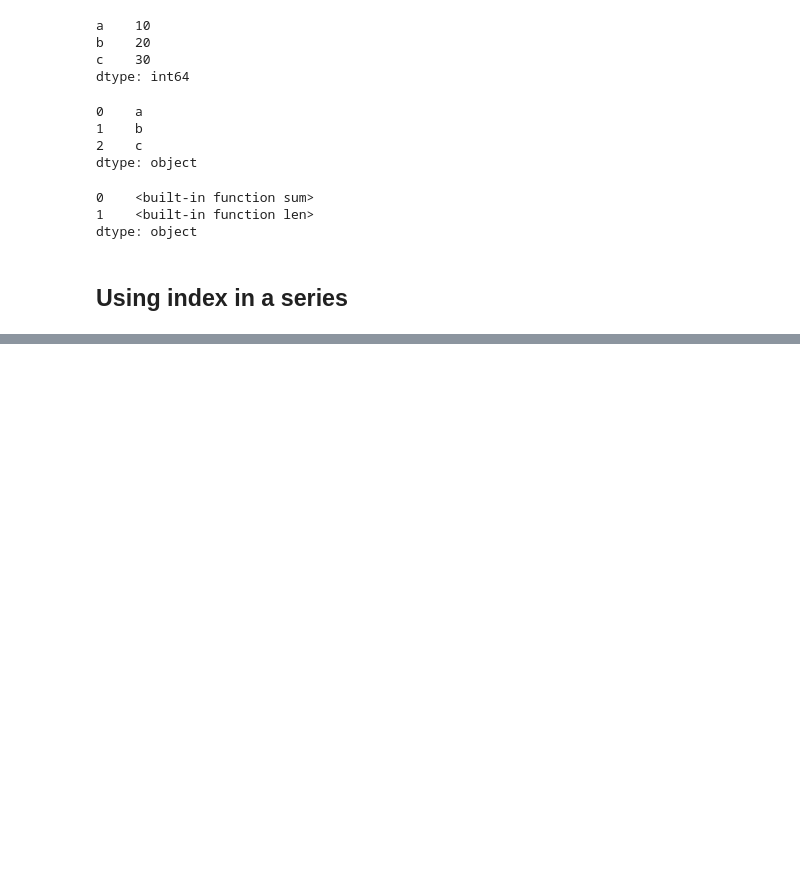
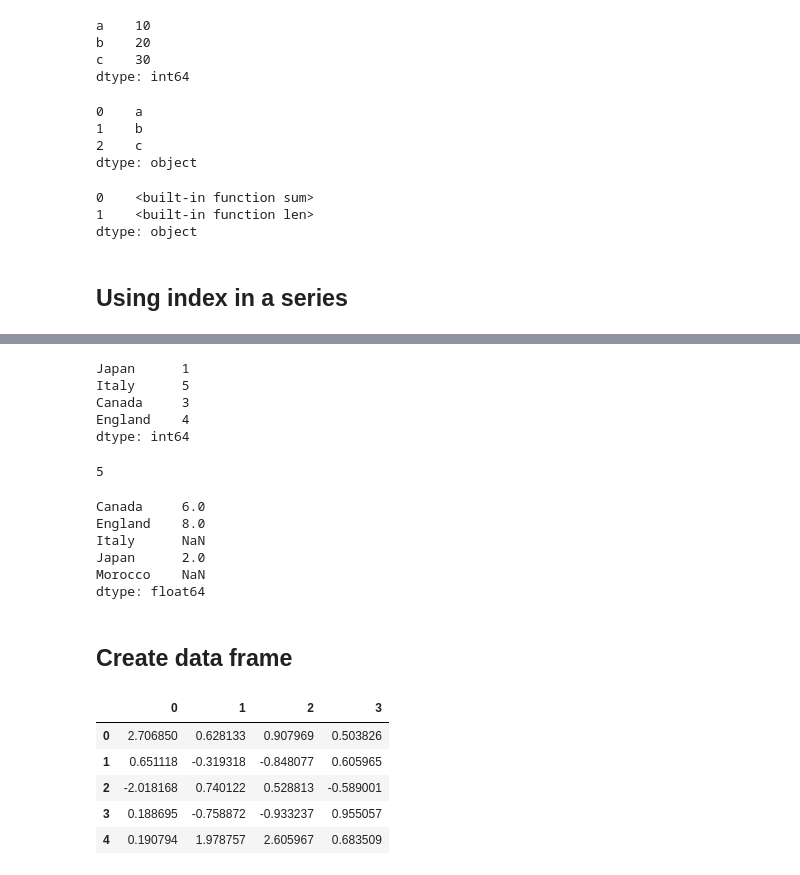
Before and after one commit to Hbada/Python-data-analysis-lessons-notebooks, a Jupyter notebook: Pandas_practice_notebook.ipynb, the cells around one changed output, grey strips where cells are left out. Saved outputs shown, nothing was run; the diff lists cells and outputs as text; code cells hidden in the pictures; blank space fills up the shorter version.

```diff
--- a/Pandas_practice_notebook.ipynb
+++ b/Pandas_practice_notebook.ipynb
@@ -91,0 +100,26 @@ dtype: object
+# %%
+ser2 = pd.Series([1, 5, 3, 4], ['Japan', 'Italy', 'Canada', 'England'])
+ser2
+# %% [output]
+Japan      1
+Italy      5
+Canada     3
+England    4
+dtype: int64
+# %%
+# retrieve by label as index
+ser2['Italy']
+# %% [output]
+5
+# %%
+# see how indexes line up; add two series
+ser1 + ser2 # integers become floats automatically so you don't lose info
+# %% [output]
+Canada     6.0
+England    8.0
+Italy      NaN
+Japan      2.0
+Morocco    NaN
+dtype: float64
+# %% [markdown]
+## Create data frame
@@ -91,0 +129,11 @@ dtype: object
+# %%
+# create table of random normal distribution numbers in 5 rows, 4 columns
+df = pd.DataFrame(randn(5, 4))
+df
+# %% [output]
+|  | 0 | 1 | 2 | 3 |
+| 0 | 2.706850 | 0.628133 | 0.907969 | 0.503826 |
+| 1 | 0.651118 | -0.319318 | -0.848077 | 0.605965 |
+| 2 | -2.018168 | 0.740122 | 0.528813 | -0.589001 |
+| 3 | 0.188695 | -0.758872 | -0.933237 | 0.955057 |
+| 4 | 0.190794 | 1.978757 | 2.605967 | 0.683509 |
```
Also changed, not shown: parts of 35 cells of this notebook.
